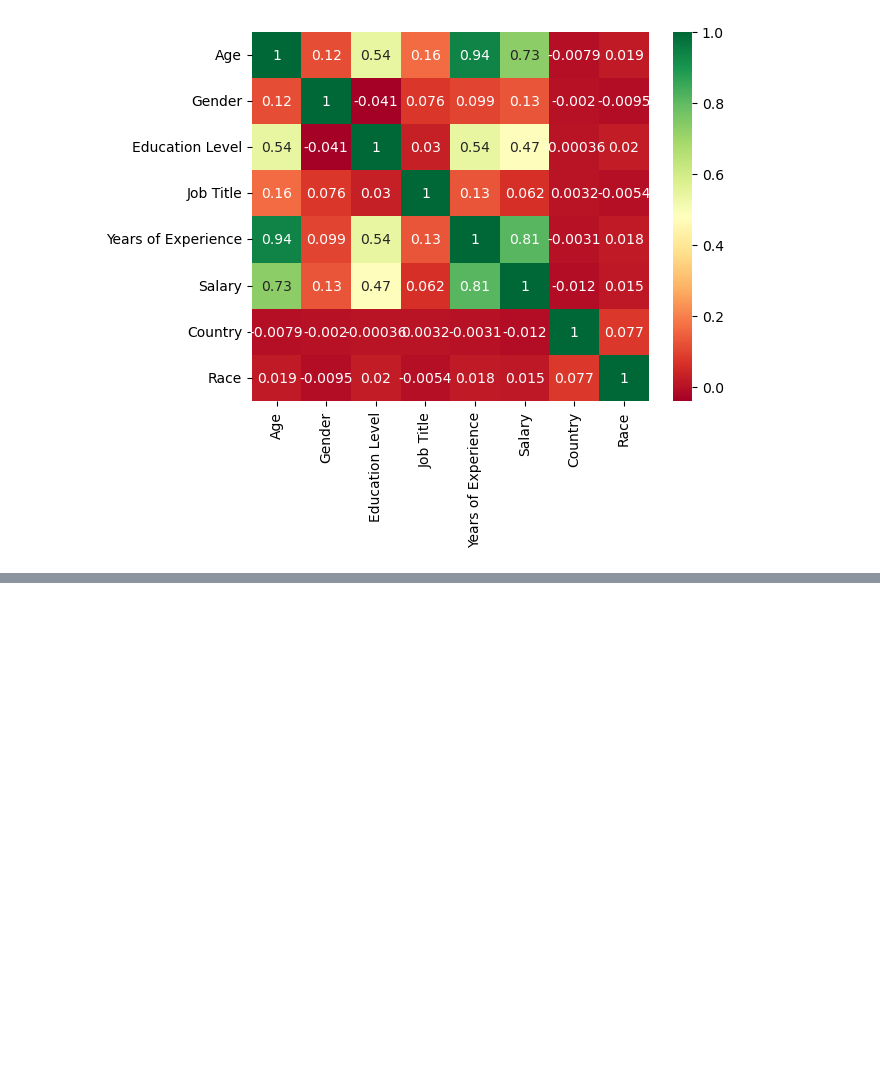
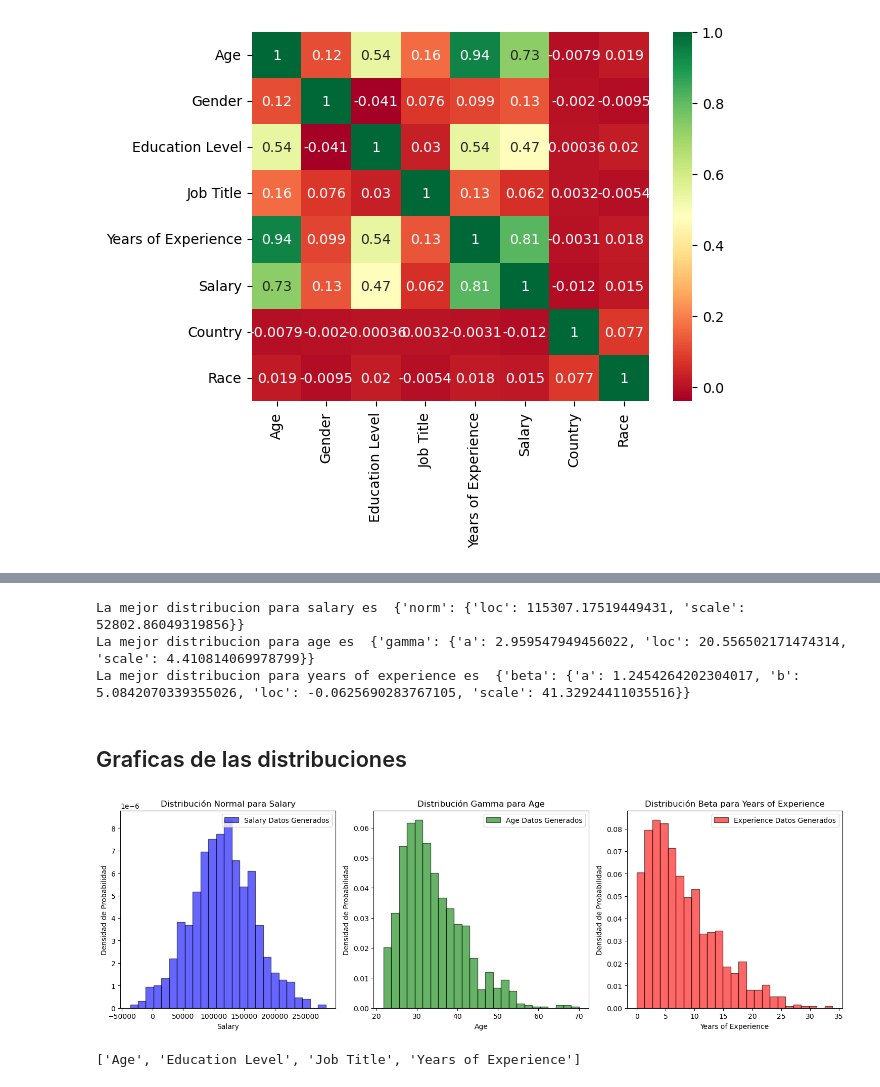
Before and after one commit to xavierzg/Salary_Data_Based_country_and_race, a Jupyter notebook: Untitled-checkpoint.ipynb, the cells around one changed output, grey strips where cells are left out. Drawn from its saved outputs; the diff is of its cells as text; code cells hidden in the pictures; blank space fills up the shorter version.

```diff
--- a/Untitled-checkpoint.ipynb
+++ b/Untitled-checkpoint.ipynb
@@ -145,0 +209,71 @@ matrix_corr(data2)
+# %%
+print('La mejor distribucion para salary es ',  fitter_salary.get_best(method = 'sumsquare_error') )
+print('La mejor distribucion para age es ',  fitter_age.get_best(method = 'sumsquare_error') )
+print('La mejor distribucion para years of experience es ',  fitter_yoe.get_best(method = 'sumsquare_error') )
+# %% [output]
+La mejor distribucion para salary es  {'norm': {'loc': 115307.17519449431, 'scale': 52802.86049319856}}
+La mejor distribucion para age es  {'gamma': {'a': 2.959547949456022, 'loc': 20.556502171474314, 'scale': 4.410814069978799}}
+La mejor distribucion para years of experience es  {'beta': {'a': 1.2454264202304017, 'b': 5.0842070339355026, 'loc': -0.0625690283767105, 'scale': 41.32924411035516}}
+# %% [markdown]
+## Graficas de las distribuciones
+# %%
+from scipy.stats import norm, gamma, beta
+
+# Parámetros de las distribuciones
+params_salary = {'loc': 115307.17519449431, 'scale': 52802.86049319856}
+params_age = {'a': 2.959547949456022, 'loc': 20.556502171474314, 'scale': 4.410814069978799}
+params_experience = {'a': 1.2454264202304017, 'b': 5.0842070339355026, 'loc': -0.0625690283767105, 'scale': 41.32924411035516}
+
+# Generar datos para las tres distribuciones
+datos_salary = np.random.normal(**params_salary, size=1000)
+datos_age = gamma.rvs(**params_age, size=1000)
+datos_experience = beta.rvs(**params_experience, size=1000)
+
+# Crear subplots para las tres distribuciones
+fig, axs = plt.subplots(1, 3, figsize=(15, 5))
+
+# Trazar histograma y curva de densidad de probabilidad para "salary"
+axs[0].hist(datos_salary, bins=25, density=True, alpha=0.6, color='b', label='Salary Datos Generados', edgecolor = 'k')
+x_salary = np.linspace(min(datos_salary), max(datos_salary), 500)
+axs[0].set_xlabel('Salary')
+axs[0].set_ylabel('Densidad de Probabilidad')
+axs[0].legend()
+axs[0].set_title('Distribución Normal para Salary')
+
+# Trazar histograma y curva de densidad de probabilidad para "age"
+axs[1].hist(datos_age, bins=25, density=True, alpha=0.6, color='green', label='Age Datos Generados', edgecolor = 'k')
+x_age = np.linspace(0, 50, 500)
+axs[1].set_xlabel('Age')
+axs[1].set_ylabel('Densidad de Probabilidad')
+axs[1].legend()
+axs[1].set_title('Distribución Gamma para Age')
+
+# Trazar histograma y curva de densidad de probabilidad para "years of experience"
+axs[2].hist(datos_experience, bins=25, density=True, alpha=0.6, color='red', label='Experience Datos Generados', edgecolor = 'k')
+x_experience = np.linspace(0, 1, 500)
+axs[2].set_xlabel('Years of Experience')
+axs[2].set_ylabel('Densidad de Probabilidad')
+axs[2].legend()
+axs[2].set_title('Distribución Beta para Years of Experience')
+
+plt.tight_layout()
+plt.show()
+# %% [output]
+[figure, added]
+# %%
+from sklearn.feature_selection import SelectKBest, f_classif, RFE
+from sklearn.ensemble import ExtraTreesClassifier #decision trees
+
+
+
+
+x = data2['Salary']
+k = 4  # número de atributos a seleccionar
+entrenar = data2.drop(['Salary'], axis=1)
+columnas = list(entrenar.columns.values)
+seleccionadas = SelectKBest(f_classif, k=k).fit(entrenar, x)
+atrib = seleccionadas.get_support()
+atributos = [columnas[i] for i in list(atrib.nonzero()[0])]
+atributos
+# %% [output]
+['Age', 'Education Level', 'Job Title', 'Years of Experience']
```
Also changed, not shown: parts of 8 cells of this notebook.
